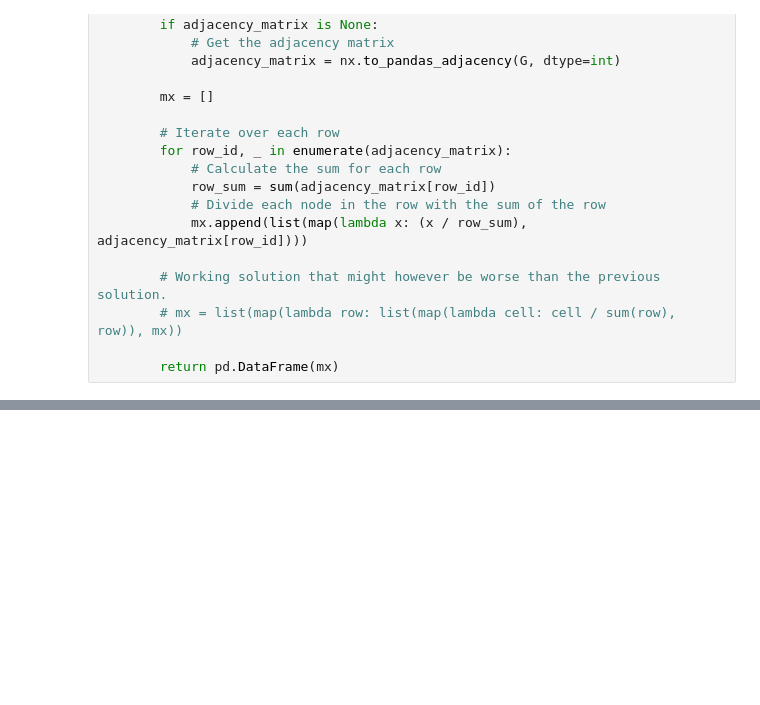
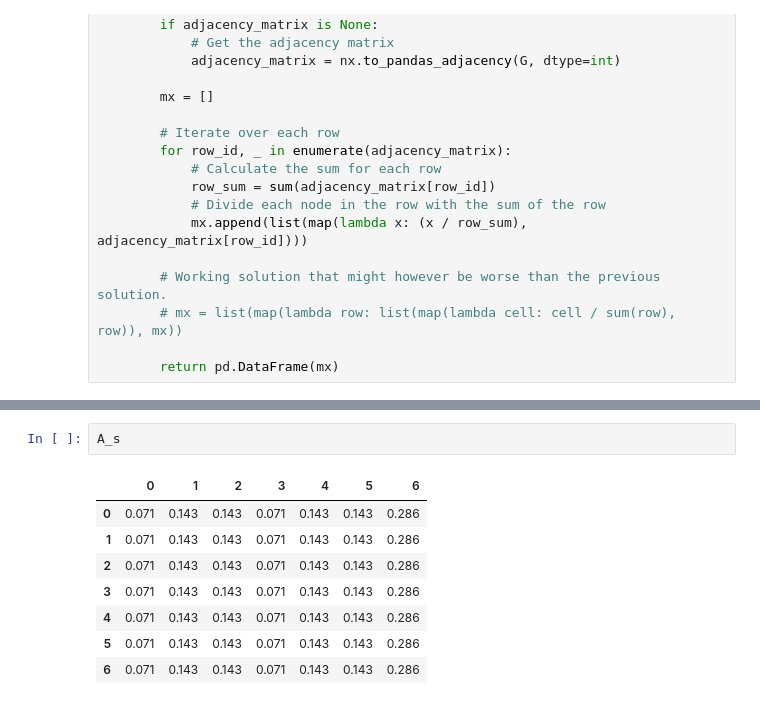
Before and after one commit to seankrobinson/DSBA-6520, a Jupyter notebook: notebooks/Matrices Lecture Examples .ipynb, the cells around one changed output, grey strips where cells are left out. Cells and saved outputs as stored; diff of their text form; blank space fills up the shorter version.

```diff
--- a/notebooks/Matrices Lecture Examples .ipynb
+++ b/notebooks/Matrices Lecture Examples .ipynb
@@ -104,0 +142,11 @@ A_s.dot(A_s)
+# %%
+A_s
+# %% [output]
+|  | 0 | 1 | 2 | 3 | 4 | 5 | 6 |
+| 0 | 0.071 | 0.143 | 0.143 | 0.071 | 0.143 | 0.143 | 0.286 |
+| 1 | 0.071 | 0.143 | 0.143 | 0.071 | 0.143 | 0.143 | 0.286 |
+| 2 | 0.071 | 0.143 | 0.143 | 0.071 | 0.143 | 0.143 | 0.286 |
+| 3 | 0.071 | 0.143 | 0.143 | 0.071 | 0.143 | 0.143 | 0.286 |
+| 4 | 0.071 | 0.143 | 0.143 | 0.071 | 0.143 | 0.143 | 0.286 |
+| 5 | 0.071 | 0.143 | 0.143 | 0.071 | 0.143 | 0.143 | 0.286 |
+| 6 | 0.071 | 0.143 | 0.143 | 0.071 | 0.143 | 0.143 | 0.286 |
```
Also changed, not shown: parts of 12 cells of this notebook.
